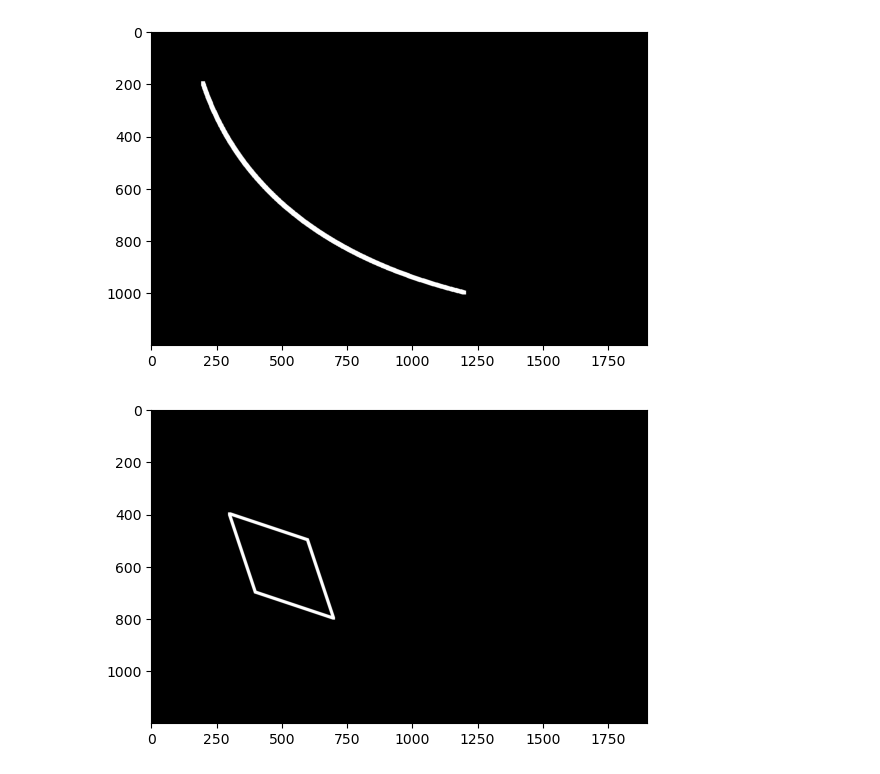
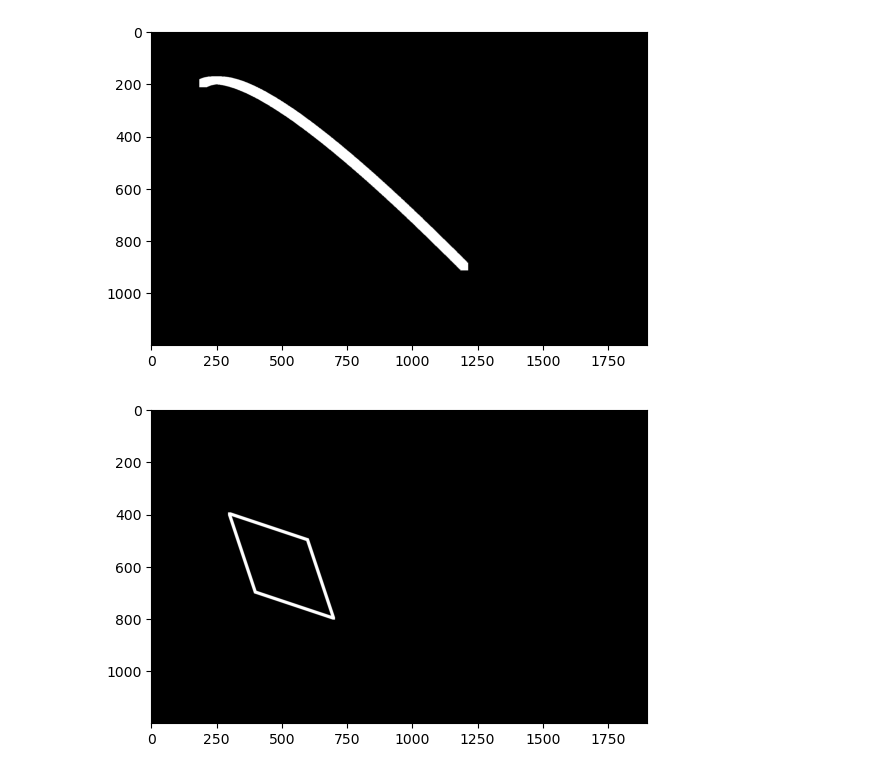
Before and after one commit to KamaTechOrg/MultiDrone_Algo, a Jupyter notebook: streets and buildings.ipynb, the cells around one changed output. Drawn from its saved outputs; the diff is of its cells as text; code cells hidden in the pictures.

```diff
--- a/streets and buildings.ipynb
+++ b/streets and buildings.ipynb
@@ -106,7 +106,7 @@ import numpy as np
 # Constants
 SCREEN_WIDTH = 1900
 SCREEN_HEIGHT = 1200
-STREET_WIDTH = 15  # Uniform width of the street
+STREET_WIDTH = 30  # Uniform width of the street
 
 # Create an empty screen (0 for no color, 1 for street)
 screen = np.zeros((SCREEN_HEIGHT, SCREEN_WIDTH), dtype=int)
@@ -130,35 +130,35 @@ def draw_line(screen, p1, p2, width):
 
 
 # Function to draw a street using Bézier curves
 def draw_street(screen, points, street_width, color=1):
     # Using points as control points for a smooth curve
     street_points = []
     for t in np.linspace(0, 1, 500):
         x = int((1 - t)**2 * points[0][0] + 2 * (1 - t) * t * points[1][0] + t**2 * points[2][0])
         y = int((1 - t)**2 * points[0][1] + 2 * (1 - t) * t * points[1][1] + t**2 * points[2][1])
         # Draw the street by coloring the screen matrix
         screen = draw_point(screen, x, y, street_width, color)
 
         street_points.append([x,y])
     return Street(street_points)
 
 
 # Example points for Bézier curve (start, control, end points)
-points = [(200, 200), (400, 800), (1200, 1000)]
+points = [(200, 200), (400, 100), (1200, 900)]
 
 # Draw the street on the screen
 draw_street(screen, points, STREET_WIDTH)
 import matplotlib.pyplot as plt
 
 # פונקציה להצגת המסך
 def display_screen(screen):
     plt.imshow(screen, cmap='gray')
     plt.show()
 
 # קריאה לפונקציה להצגת המסך
 display_screen(screen)
 # %% [output]
-[figure, old version]
+[figure, new version]
 # %%
 import numpy as np
 
```
Also changed, not shown: parts of 2 cells of this notebook, 1 other file.
